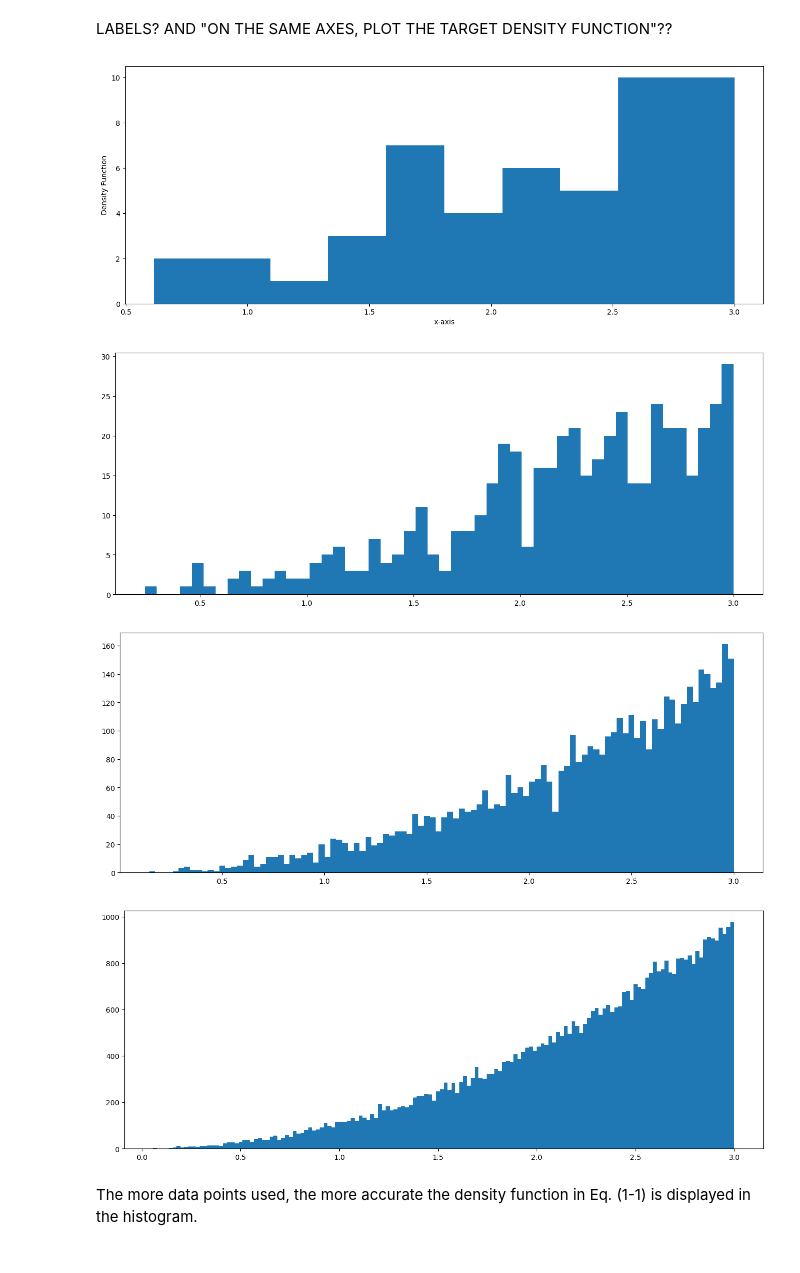
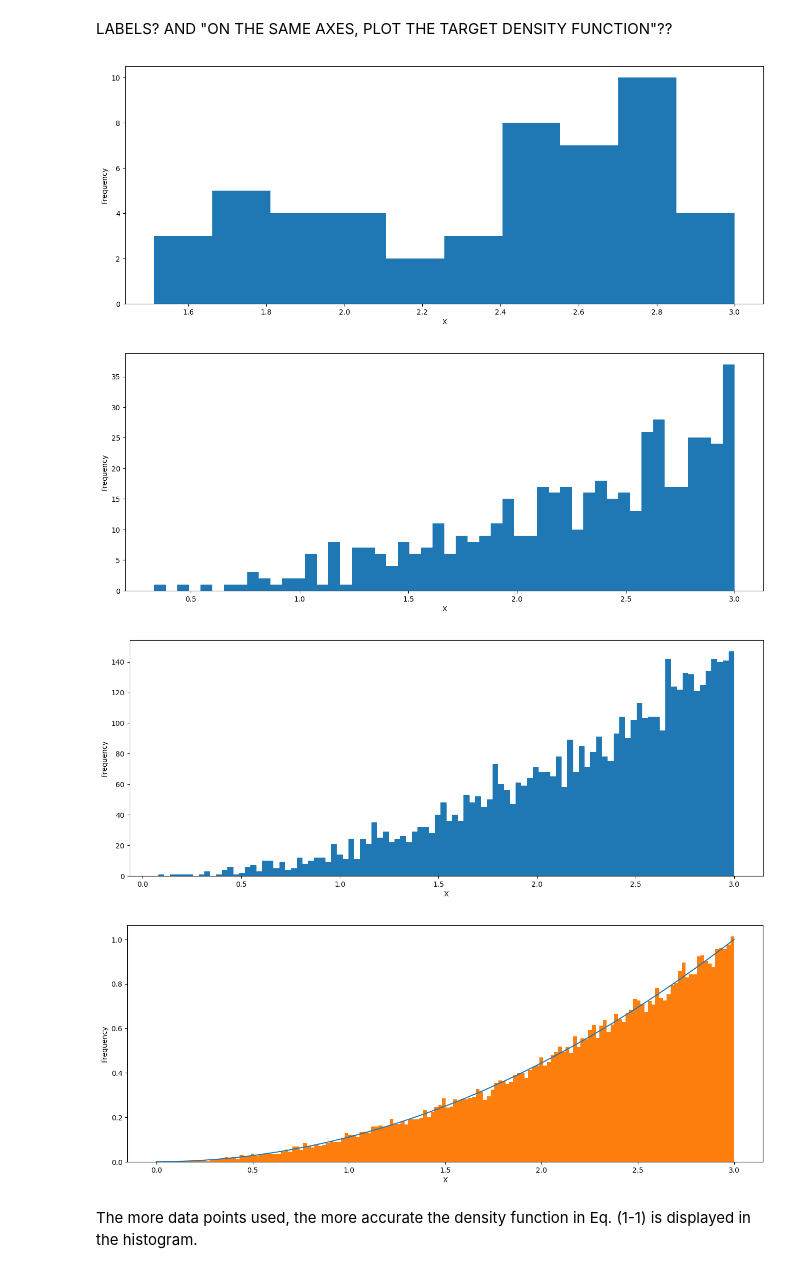
Before and after one commit to cdavin2/dsp_hw, a Jupyter notebook: hw9_p3.ipynb, the cells around one changed output. Saved outputs shown, nothing was run; the diff lists cells and outputs as text; code cells hidden in the pictures.

```diff
--- a/hw9_p3.ipynb
+++ b/hw9_p3.ipynb
@@ -52,27 +49,37 @@ LABELS? AND "ON THE SAME AXES, PLOT THE TARGET DENSITY FUNCTION"??
 # %%
 U_50 = np.random.uniform(0, 1, size = 50)
 X_50 = 3 * U_50**(1/3) ## fXx
+plt.ylabel("Frequency")
+plt.xlabel("X")
 plt.hist(X_50, bins = 10);
 # %% [output]
-[figure, old version]
+[figure, new version]
 # %%
 U_500 = np.random.uniform(0, 1, size = 500)
 X_500 = 3 * U_500**(1/3) ## FXx
+plt.ylabel("Frequency")
+plt.xlabel("X")
 plt.hist(X_500, bins = 50);
 # %% [output]
-[figure, old version]
+[figure, new version]
 # %%
 U_5000 = np.random.uniform(0, 1, size = 5000)
 X_5000 = 3 * U_5000**(1/3) ## FXx
+plt.ylabel("Frequency")
+plt.xlabel("X")
 plt.hist(X_5000, bins = 100);
 # %% [output]
-[figure, old version]
+[figure, new version]
 # %%
 U_50000 = np.random.uniform(0, 1, size = 50000)
-X_50000 = 3 * U_50000**(1/3) ## FXx
-plt.hist(X_50000, bins = 150);
+X_50000 = (3 * U_50000**(1/3)) ## FXx
+plt.ylabel("Frequency")
+plt.xlabel("X")
+plt.plot(SX_50000, fXx_50000)
+plt.hist(X_50000, bins = 150, density = True);
+plt.show()
 # %% [output]
-[figure, old version]
+[figure, new version]
 # %% [markdown]
 The more data points used, the more accurate the density function in Eq. (1-1) is displayed in the histogram.
 # %% [markdown]
```
Also changed, not shown: parts of 3 cells of this notebook.
